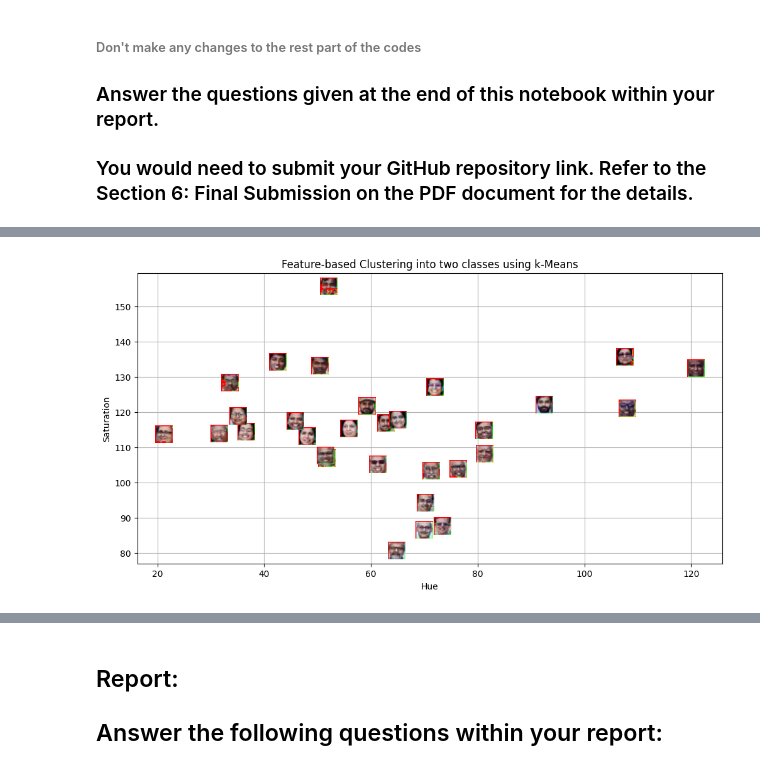
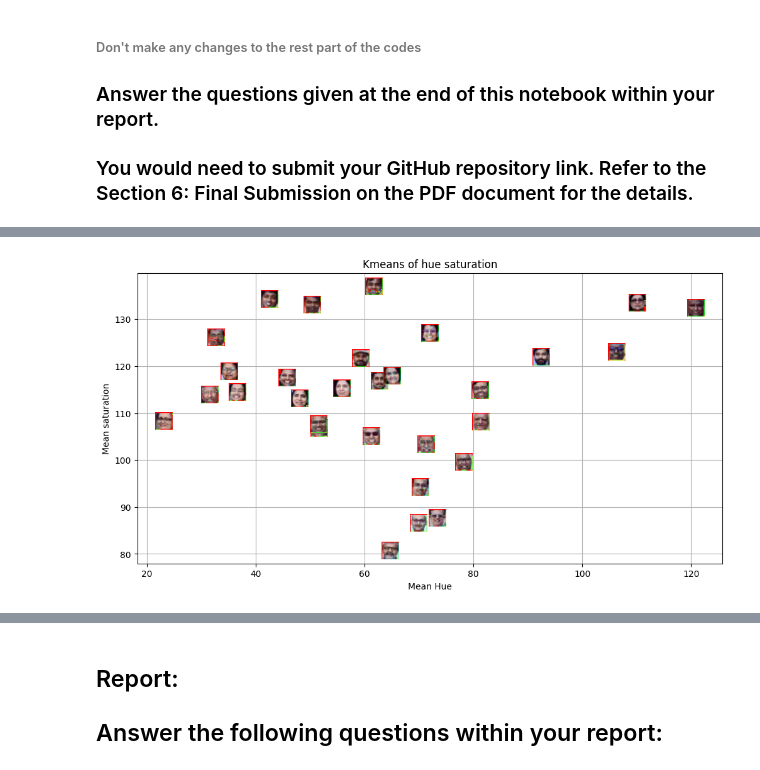
Before and after one commit to xshxn/mlpr-lab5, a Jupyter notebook: Lab 5-Spring 2025.ipynb, the cells around one changed output, grey strips where cells are left out. Cells and saved outputs as stored; diff of their text form; code cells hidden in the pictures.

```diff
--- a/Lab 5-Spring 2025.ipynb
+++ b/Lab 5-Spring 2025.ipynb
@@ -18,33 +59,37 @@ from matplotlib.offsetbox import OffsetImage, AnnotationBbox
 # %%
 ## Reading the image plaksha_Faculty.jpg
+
 faculty = cv2.imread('Plaksha_Faculty.jpg')
 shashi = cv2.imread('Dr_Shashi_Tharoor.jpg')
 
 ## Convert the image to grayscale
-
+gray_img = cv2.cvtColor(faculty, cv2.COLOR_BGR2GRAY)
 
 # Loading the required haar-cascade xml classifier file
-face_cascade = cv2.CascadeClassifier(__________________________________)
+face_cascade = cv2.CascadeClassifier(cv2.data.haarcascades + "haarcascade_frontalface_default.xml")
 
 # Applying the face detection method on the grayscale image.
 ## Change the parameters for better detection of faces in your case.
 faces_rect = face_cascade.detectMultiScale(gray_img, 1.05, 4, minSize=(25,25), maxSize=(50,50))
 
 # Define the text and font parameters
-text = ____________ ## The text you want to write
-font = _________________________________  ## Font type
-font_scale = _________  ## Font scale factor
-font_color = _____________  ## Text color in BGR format (here, it's red)
-font_thickness = ________  ## Thickness of the text
+text = "detected" ## The text you want to write
+font = cv2.FONT_HERSHEY_SIMPLEX  ## Font type
+font_scale = 0.4  ## Font scale factor
+font_color = (0, 0, 255)  ## Text color in BGR format (here, it's red)
+font_thickness = 1  ## Thickness of the text
 
 
 # Iterating through rectangles of detected faces
 for (x, y, w, h) in faces_rect:
-    cv2.rectangle(img, (x, y), (x+w, y+h), (0, 0, 255), 2)
+    cv2.rectangle(faculty, (x, y), (x+w, y+h), (0, 0, 255), 2)
     # Use cv2.putText to add the text to the image, Use text, font, font_scale, font_color, font_thickness here
-    cv2.putText(____________________________________________________________________)
+    cv2.putText(faculty, text, (x, y-10), font, font_scale, font_color, font_thickness)
 
 ## Display the image and window title should be "Total number of face detected are #"
-cv2.imshow(__________________________________________________________)
-cv2.waitKey(0)
-cv2.destroyAllWindows()
+plt.imshow(cv2.cvtColor(faculty, cv2.COLOR_BGR2RGB))
+plt.title(f"no. of faces = {len(faces_rect)}")
+plt.axis("off")
+plt.savefig('faculty_detected.jpg')
+plt.show()
+wandb.log({'Faculty faces detcted': wandb.Image('faculty_detected.jpg')})
@@ -51,43 +98,50 @@ cv2.destroyAllWindows()
 # %%
 
-from matplotlib.offsetbox import OffsetImage, AnnotationBbox
 # Extract face region features (Hue and Saturation)
-img_hsv = cv2.cvtColor(_________________________) ## call the img and convert it from BGR to HSV and store in img_hsv
+img_hsv = cv2.cvtColor(faculty, cv2.COLOR_BGR2HSV) ## call the img and convert it from BGR to HSV and store in img_hsv
 hue_saturation = []
 face_images = []  # To store detected face images
 
 for (x, y, w, h) in faces_rect:
     face = img_hsv[y:y + h, x:x + w]
     hue = np.mean(face[:, :, 0])
     saturation = np.mean(face[:, :, 1])
     hue_saturation.append((hue, saturation))
     face_images.append(face)
 
 hue_saturation = np.array(hue_saturation)
 
 ## Perform k-Means clustering on hue_saturation and store in kmeans
-kmeans = ___________________________________________________
+kmeans = KMeans(n_clusters=2, random_state=42, n_init=10)
+kmeans.fit(hue_saturation)
 #centroids = kmeans.cluster_centers_
 #labels = kmeans.labels_
 
 # Create a figure and axis
 fig, ax = plt.subplots(figsize=(12, 6))
 
 # Plot the clustered faces with custom markers
 for i, (x,y,w,h ) in enumerate(faces_rect):
     im = OffsetImage(cv2.cvtColor(cv2.resize(face_images[i], (20, 20)), cv2.COLOR_HSV2RGB))
     ab = AnnotationBbox(im, (hue_saturation[i, 0], hue_saturation[i, 1]), frameon=False, pad=0)
     ax.add_artist(ab)
     plt.plot(hue_saturation[i, 0], hue_saturation[i, 1])
 
 
 ## Put x label
+plt.xlabel('Mean Hue')
 ## Put y label
+plt.ylabel('Mean saturation')
 ## Put title
+plt.title('Kmeans of hue saturation')
 ## Put grid
+plt.grid(True)
 ## show the plot
+plt.savefig('faculty_plt.jpg')
+plt.show()
+wandb.log({'Faculy Image plot': wandb.Image('faculty_plt.jpg')})
 # %% [output]
-[figure, old version]
+[figure, new version]
 # %%
 # Create an empty list to store legend labels
 legend_labels = []
```
Also changed, not shown: parts of 10 cells of this notebook, 21 other files.
